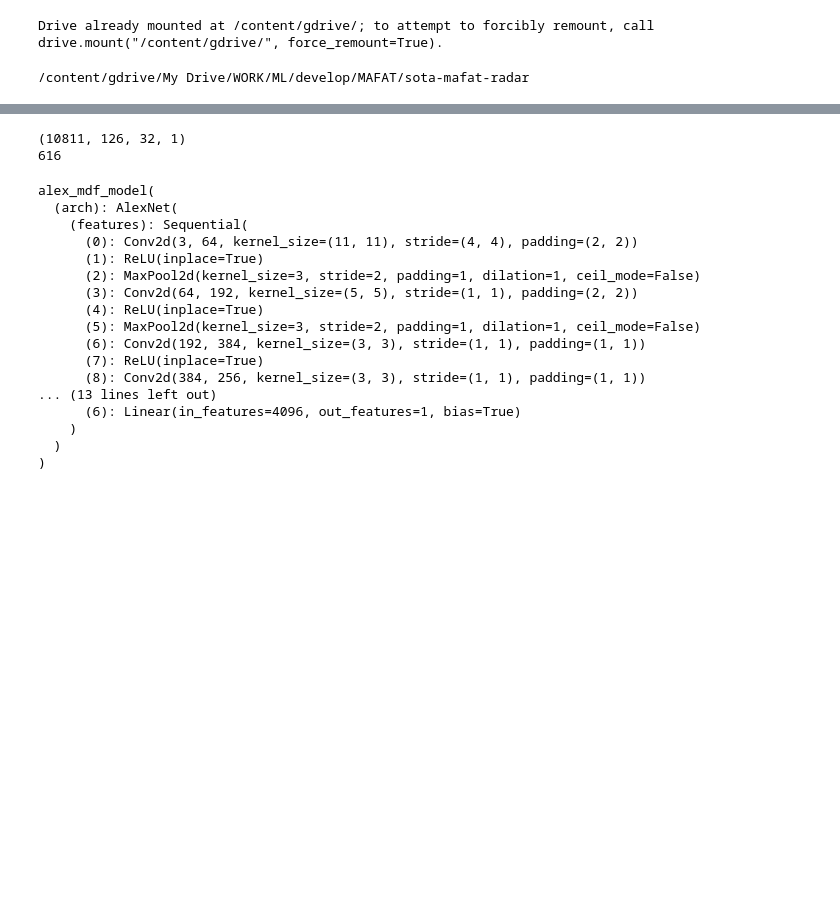
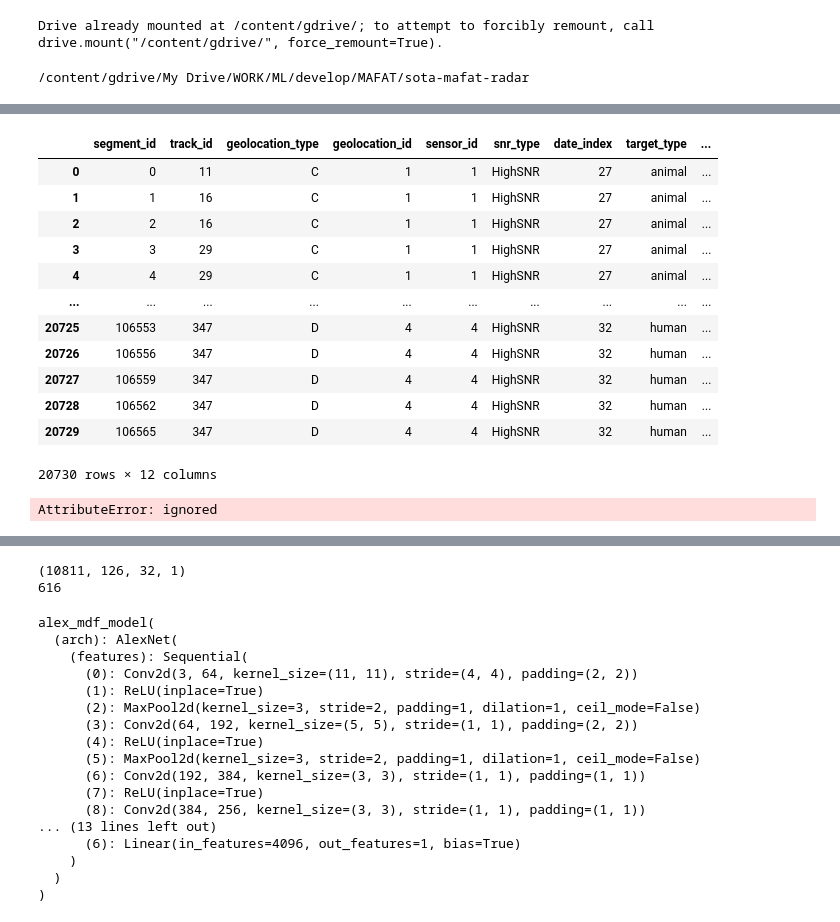
Before and after one commit to ShaulSolomon/sota-mafat-radar, a Jupyter notebook: notebooks/exploratory_notebooks/[SS]Alexnet_pytorch.ipynb, the cells around one changed output, grey strips where cells are left out. Saved outputs shown, nothing was run; the diff lists cells and outputs as text; code cells hidden in the pictures; blank space fills up the shorter version.

```diff
--- a/notebooks/exploratory_notebooks/[SS]Alexnet_pytorch.ipynb
+++ b/notebooks/exploratory_notebooks/[SS]Alexnet_pytorch.ipynb
@@ -102,0 +155,33 @@ lr = 1e-4
+# %%
+df = full_data.copy()
+df = df.drop(df[df.is_validation == True].index)
+
+seg_id_start  = max(df['segment_id'])
+
+def f(x,mydict):
+  x.augmentation_info = x.augmentation_info + list([mydict])
+  #print(x.augmentation_info)
+  return pd.Series(x.augmentation_info,dtype="object")
+
+df.augmentation_info = df.apply(f,mydict={'key2':2}, axis=1)
+
+
+pd.concat([full_data, df], ignore_index=True)
+# %% [output]
+|  | segment_id | track_id | geolocation_type | geolocation_id | sensor_id | snr_type | date_index | target_type | ... |
+| 0 | 0 | 11 | C | 1 | 1 | HighSNR | 27 | animal | ... |
+| 1 | 1 | 16 | C | 1 | 1 | HighSNR | 27 | animal | ... |
+| 2 | 2 | 16 | C | 1 | 1 | HighSNR | 27 | animal | ... |
+| 3 | 3 | 29 | C | 1 | 1 | HighSNR | 27 | animal | ... |
+| 4 | 4 | 29 | C | 1 | 1 | HighSNR | 27 | animal | ... |
+| ... | ... | ... | ... | ... | ... | ... | ... | ... | ... |
+| 20725 | 106553 | 347 | D | 4 | 4 | HighSNR | 32 | human | ... |
+| 20726 | 106556 | 347 | D | 4 | 4 | HighSNR | 32 | human | ... |
+| 20727 | 106559 | 347 | D | 4 | 4 | HighSNR | 32 | human | ... |
+| 20728 | 106562 | 347 | D | 4 | 4 | HighSNR | 32 | human | ... |
+| 20729 | 106565 | 347 | D | 4 | 4 | HighSNR | 32 | human | ... |
+20730 rows × 12 columns
+# %%
+full_data = add_data.generate_flips(full_data,mode='vertical')
+# %% [output]
+AttributeError: ignored
```
Also changed, not shown: parts of 12 cells of this notebook, 4 other files.
